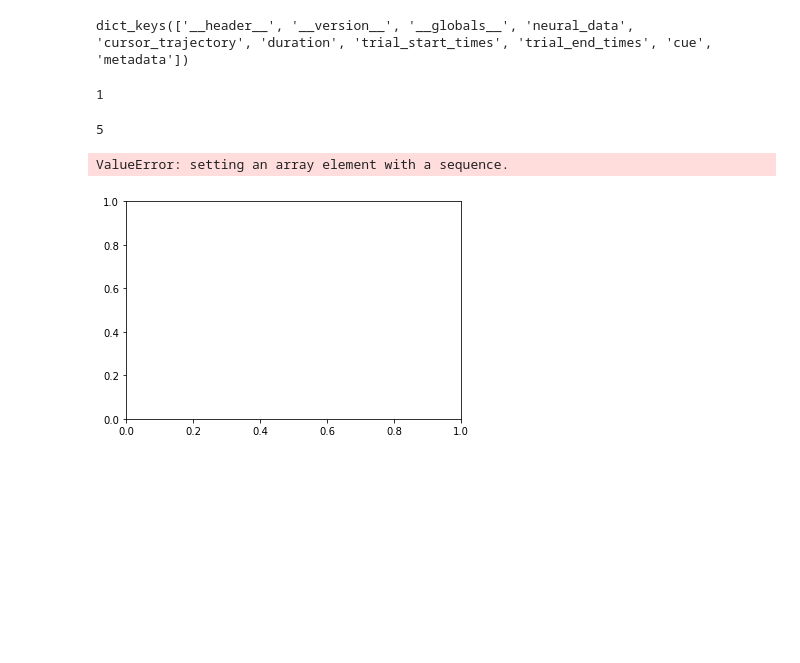
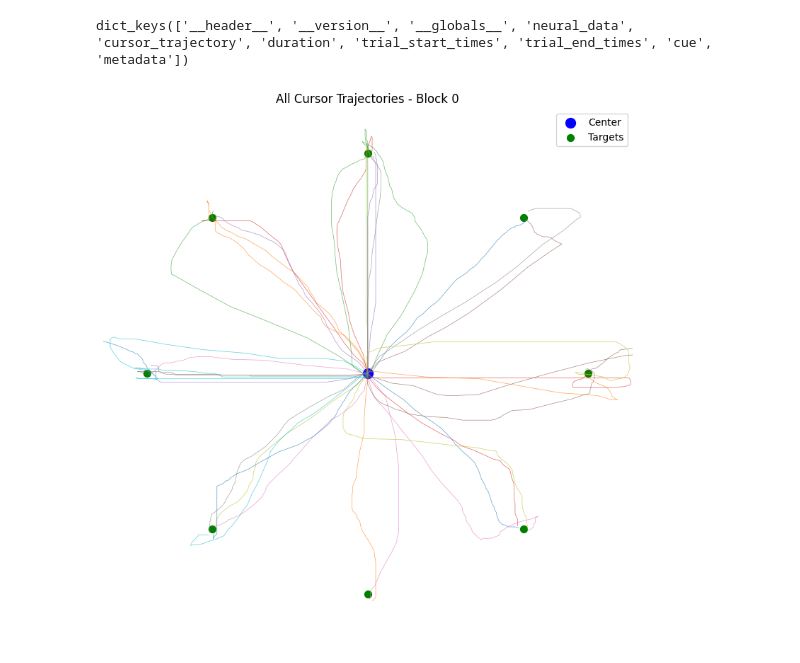
Before and after one commit to KamranHussain05/NeuroTechSCPersonalUse, a Jupyter notebook: Analysis/EMGCursorAnalysis.ipynb, the cells around one changed output. Cells and saved outputs as stored; diff of their text form; code cells hidden in the pictures; blank space fills up the shorter version.

Commit message:
radial8 task is now fully functional including all data saved properly

```diff
--- a/Analysis/EMGCursorAnalysis.ipynb
+++ b/Analysis/EMGCursorAnalysis.ipynb
@@ -3,26 +3,65 @@ import numpy as np
 from scipy.io import loadmat
 import matplotlib.pyplot as plt
 # %%
-path = "/Users/kamranhussain/Documents/GitHub/EEGPersonalUse/neural_data_20250422_1841_block1.mat"
+path = "/home/braingeneers/Documents/NeuroTechSCPersonalUse/Data/2025-04-29/neural_data_20250429_1435_block_(0).mat"
 mat = loadmat(path)
 mat.keys()
 # %% [output]
 dict_keys(['__header__', '__version__', '__globals__', 'neural_data', 'cursor_trajectory', 'duration', 'trial_start_times', 'trial_end_times', 'cue', 'metadata'])
-# %%
-len(mat['neural_data'][0])
-# %% [output]
-1
-# %%
-len(mat['cursor_trajectory'])
-# %% [output]
-5
-# %%
-# create a plot of the cursor trajectory
-plt.plot(mat['cursor_trajectory'][0])
-plt.show()
-# create a plot of the neural data
-plt.plot(mat['neural_data'][0])
-plt.show()
-# %% [output]
-ValueError: setting an array element with a sequence.
-[figure, removed]
+# %%
+import matplotlib.pyplot as plt
+import numpy as np
+import scipy.io
+from datetime import datetime
+
+# Construct the expected filename
+filename = path
+
+# Define the center and radius of the radial 8 task
+center_x = 450
+center_y = 350
+radius = 250
+
+# Compute the target locations
+targets_x = []
+targets_y = []
+for i in range(8):
+    angle = np.radians(i * 45)
+    x = center_x + radius * np.cos(angle)
+    y = center_y + radius * np.sin(angle)
+    targets_x.append(x)
+    targets_y.append(y)
+
+try:
+    # Load the saved data
+    mat = scipy.io.loadmat(filename)
+
+    # Create a single plot
+    plt.figure(figsize=(8, 8))
+    plt.gca().set_aspect('equal', adjustable='box')
+    plt.xlim(center_x - radius - 50, center_x + radius + 50)
+    plt.ylim(center_y - radius - 50, center_y + radius + 50)
+    plt.scatter(center_x, center_y, marker='o', color='blue', s=100, label='Center')
+    plt.scatter(targets_x, targets_y, marker='o', color='green', s=50, label='Targets')
+
+    # Plot all trajectories
+    for i, trial_data in enumerate(mat['cursor_trajectory']):
+        trial = trial_data[0]
+        if trial.size > 0:
+            x = trial[:, 0]
+            y = trial[:, 1]
+            plt.plot(x, y, linewidth=0.5, alpha=0.7)  # Plot each trajectory
+
+    plt.title(f"All Cursor Trajectories - Block {filename[-6]}")
+    plt.xlabel("X Position")
+    plt.ylabel("Y Position")
+    plt.axis('off')
+    plt.legend()
+    plt.tight_layout()
+    plt.show()
+except FileNotFoundError:
+    print(f"Error: The file '{filename}' was not found. Please ensure the block ID is correct.")
+except Exception as e:
+    print(f"An error occurred: {e}")
+# %% [output]
+[figure, added]
```
Also changed, not shown: parts of 1 cell of this notebook, 2 other files.
